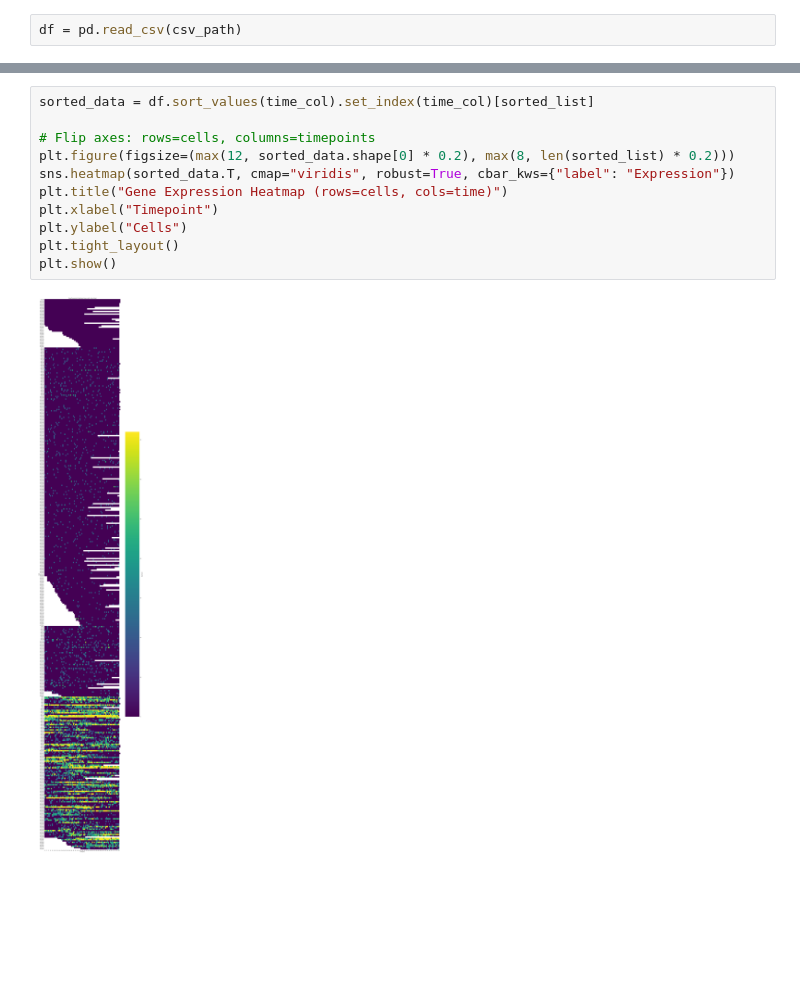
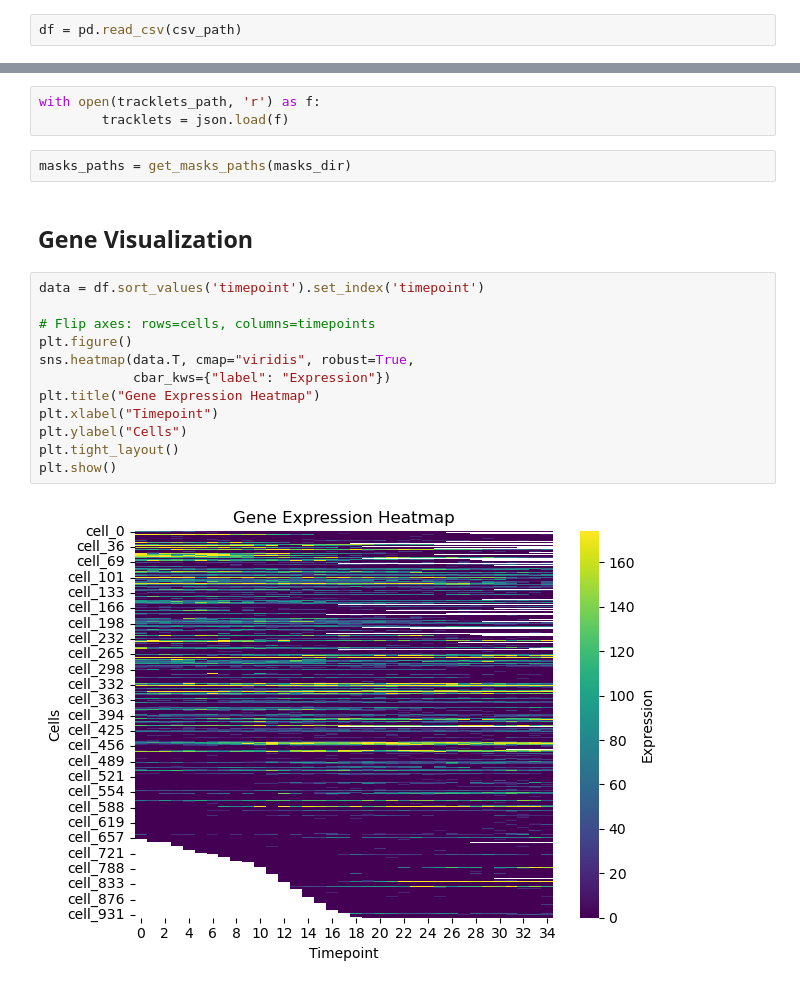
Before and after one commit to Omergottlieb33/MS2, a Jupyter notebook: notebooks/gene_expression_analysis.ipynb, the cells around one changed output, grey strips where cells are left out. Saved outputs shown, nothing was run; the diff lists cells and outputs as text; blank space fills up the shorter version.

```diff
--- a/notebooks/gene_expression_analysis.ipynb
+++ b/notebooks/gene_expression_analysis.ipynb
@@ -142,13 +461,21 @@ if time_col in sorted_list:
-# %%
-sorted_data = df.sort_values(time_col).set_index(time_col)[sorted_list]
-
-# Flip axes: rows=cells, columns=timepoints
-plt.figure(figsize=(max(12, sorted_data.shape[0] * 0.2), max(8, len(sorted_list) * 0.2)))
-sns.heatmap(sorted_data.T, cmap="viridis", robust=True, cbar_kws={"label": "Expression"})
-plt.title("Gene Expression Heatmap (rows=cells, cols=time)")
-plt.xlabel("Timepoint")
-plt.ylabel("Cells")
-plt.tight_layout()
-plt.show()
-# %% [output]
-[figure, removed]
+# %%
+with open(tracklets_path, 'r') as f:
+        tracklets = json.load(f)
+# %%
+masks_paths = get_masks_paths(masks_dir)
+# %% [markdown]
+## Gene Visualization
+# %%
+data = df.sort_values('timepoint').set_index('timepoint')
+
+# Flip axes: rows=cells, columns=timepoints
+plt.figure()
+sns.heatmap(data.T, cmap="viridis", robust=True,
+            cbar_kws={"label": "Expression"})
+plt.title("Gene Expression Heatmap")
+plt.xlabel("Timepoint")
+plt.ylabel("Cells")
+plt.tight_layout()
+plt.show()
+# %% [output]
+[figure, added]
```
Also changed, not shown: parts of 76 cells of this notebook, 1 other file.
